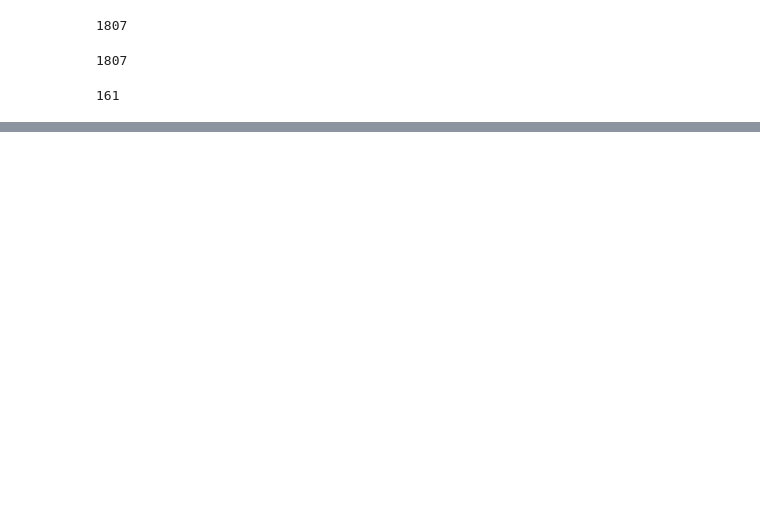
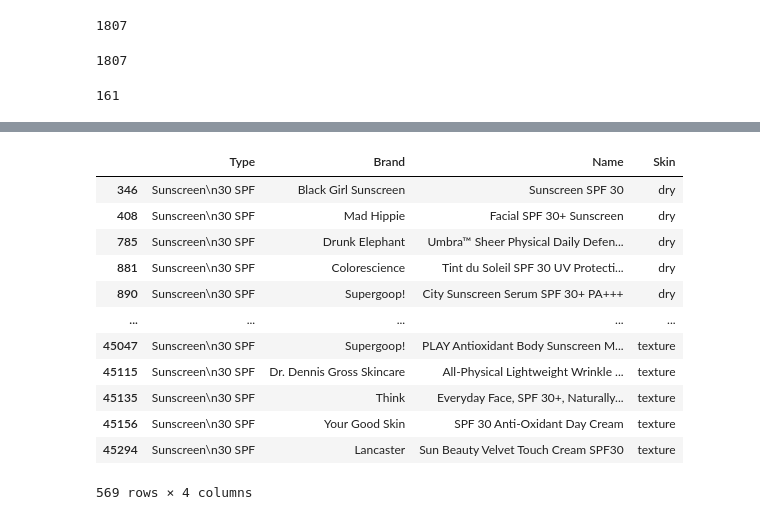
Before and after one commit to cristina-apostol/Skinbot-ML, a Jupyter notebook: Limpieza datos.ipynb, the cells around one changed output, grey strips where cells are left out. Cells and saved outputs as stored; diff of their text form; code cells hidden in the pictures; blank space fills up the shorter version.

```diff
--- a/Limpieza datos.ipynb
+++ b/Limpieza datos.ipynb
@@ -162,0 +234,2 @@ len(nombres)
+# %%
+skincare = skincare.reset_index(drop=True)
@@ -162,0 +269,2 @@ len(nombres)
+# %%
+skincare = skincare.drop_duplicates()
@@ -162,0 +285,16 @@ len(nombres)
+# %%
+skincare[skincare['Type']== 'Sunscreen\n30 SPF']
+# %% [output]
+|  | Type | Brand | Name | Skin |
+| 346 | Sunscreen\n30 SPF | Black Girl Sunscreen | Sunscreen SPF 30 | dry |
+| 408 | Sunscreen\n30 SPF | Mad Hippie | Facial SPF 30+ Sunscreen | dry |
+| 785 | Sunscreen\n30 SPF | Drunk Elephant | Umbra™ Sheer Physical Daily Defen... | dry |
+| 881 | Sunscreen\n30 SPF | Colorescience | Tint du Soleil SPF 30 UV Protecti... | dry |
+| 890 | Sunscreen\n30 SPF | Supergoop! | City Sunscreen Serum SPF 30+ PA+++ | dry |
+| ... | ... | ... | ... | ... |
+| 45047 | Sunscreen\n30 SPF | Supergoop! | PLAY Antioxidant Body Sunscreen M... | texture |
+| 45115 | Sunscreen\n30 SPF | Dr. Dennis Gross Skincare | All-Physical Lightweight Wrinkle ... | texture |
+| 45135 | Sunscreen\n30 SPF | Think | Everyday Face, SPF 30+, Naturally... | texture |
+| 45156 | Sunscreen\n30 SPF | Your Good Skin | SPF 30 Anti-Oxidant Day Cream | texture |
+| 45294 | Sunscreen\n30 SPF | Lancaster | Sun Beauty Velvet Touch Cream SPF30 | texture |
+569 rows × 4 columns
```
Also changed, not shown: parts of 36 cells of this notebook.
